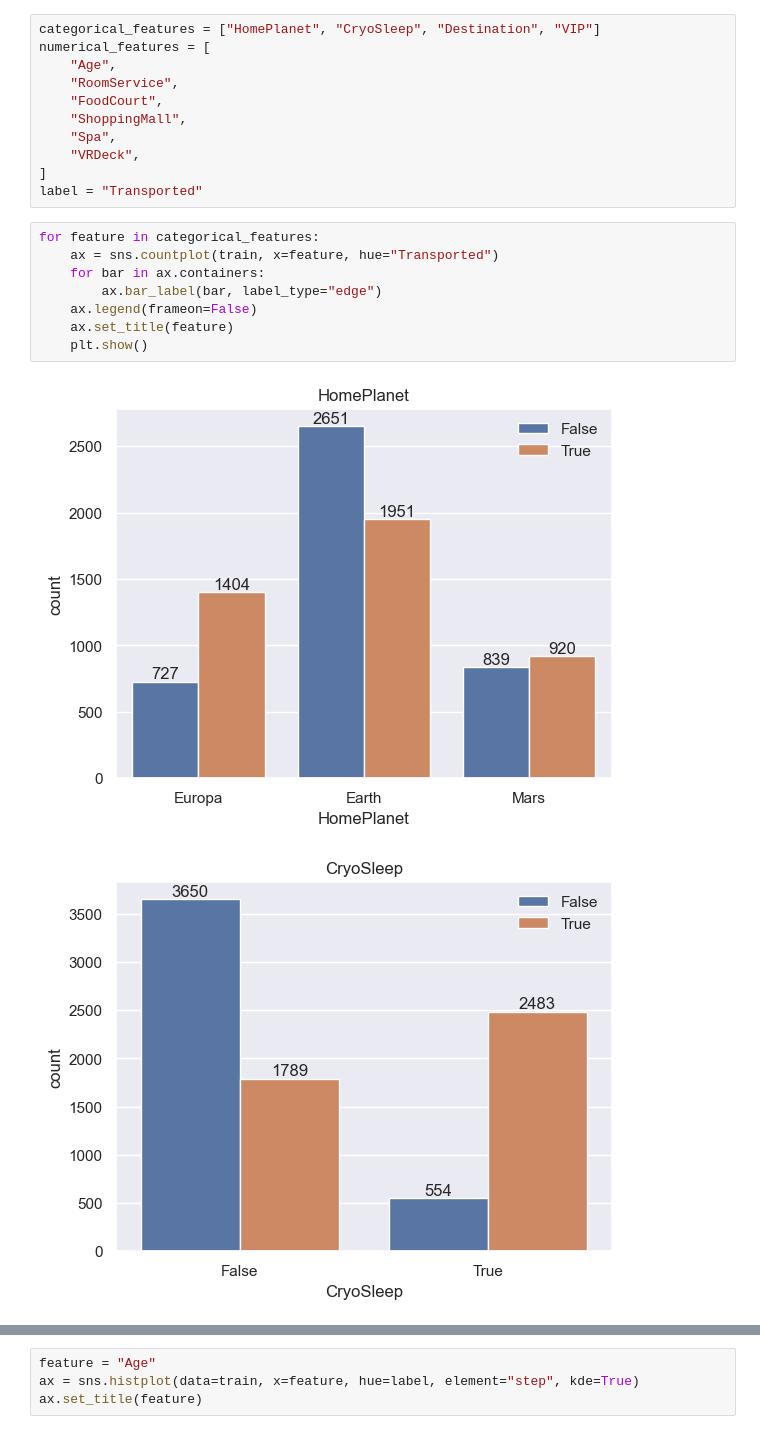
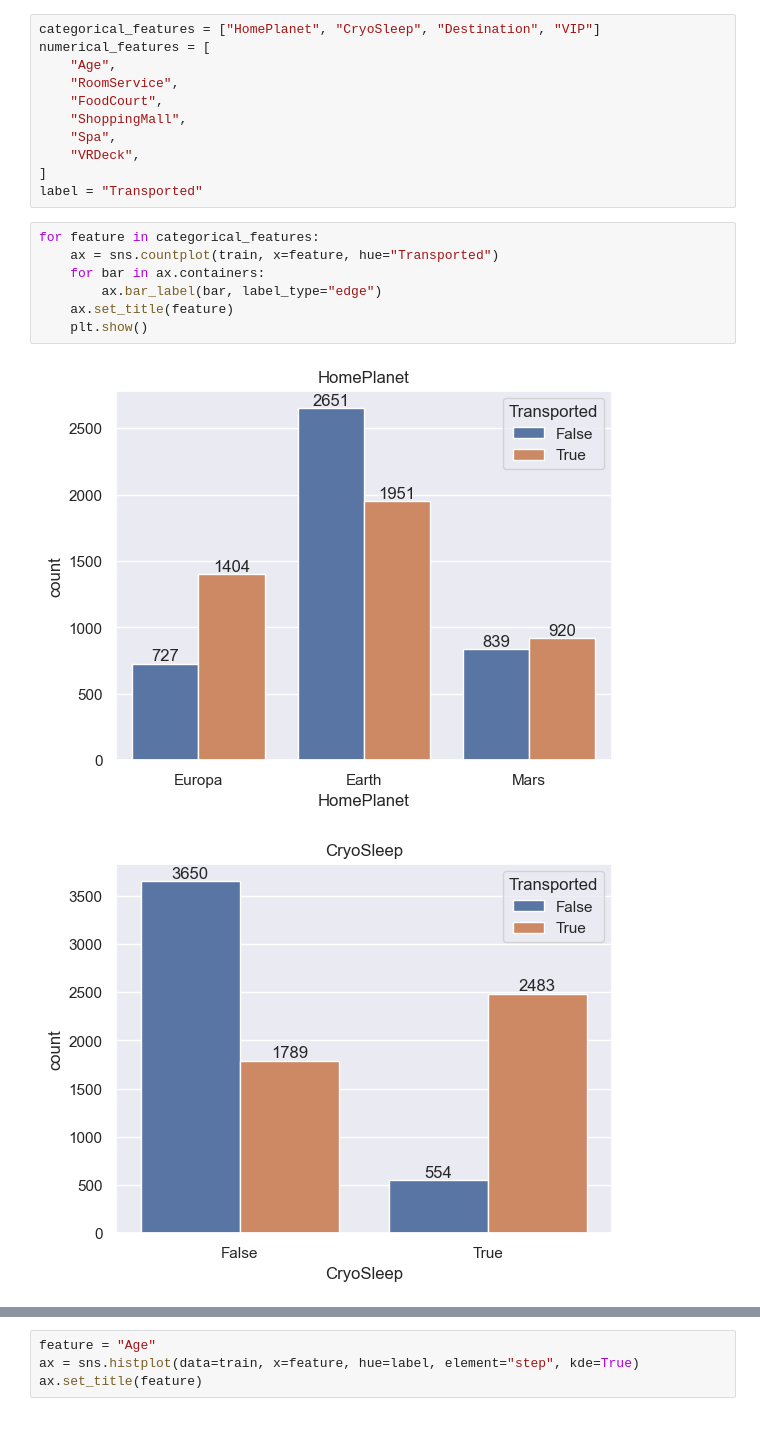
Before and after one commit to mcintalmo/spaceship-titanic, a Jupyter notebook: spaceschip_titanic.ipynb, the cells around one changed output, grey strips where cells are left out. Saved outputs shown, nothing was run; the diff lists cells and outputs as text.

Commit message:
Re-add frames to all legends.

```diff
--- a/spaceschip_titanic.ipynb
+++ b/spaceschip_titanic.ipynb
@@ -113,11 +113,10 @@ label = "Transported"
 # %%
 for feature in categorical_features:
     ax = sns.countplot(train, x=feature, hue="Transported")
     for bar in ax.containers:
         ax.bar_label(bar, label_type="edge")
-    ax.legend(frameon=False)
     ax.set_title(feature)
     plt.show()
 # %% [output]
-[figure, old version]
+[figure, new version]
-[figure, old version]
+[figure, new version]
```
Also changed, not shown: parts of 3 cells of this notebook.
